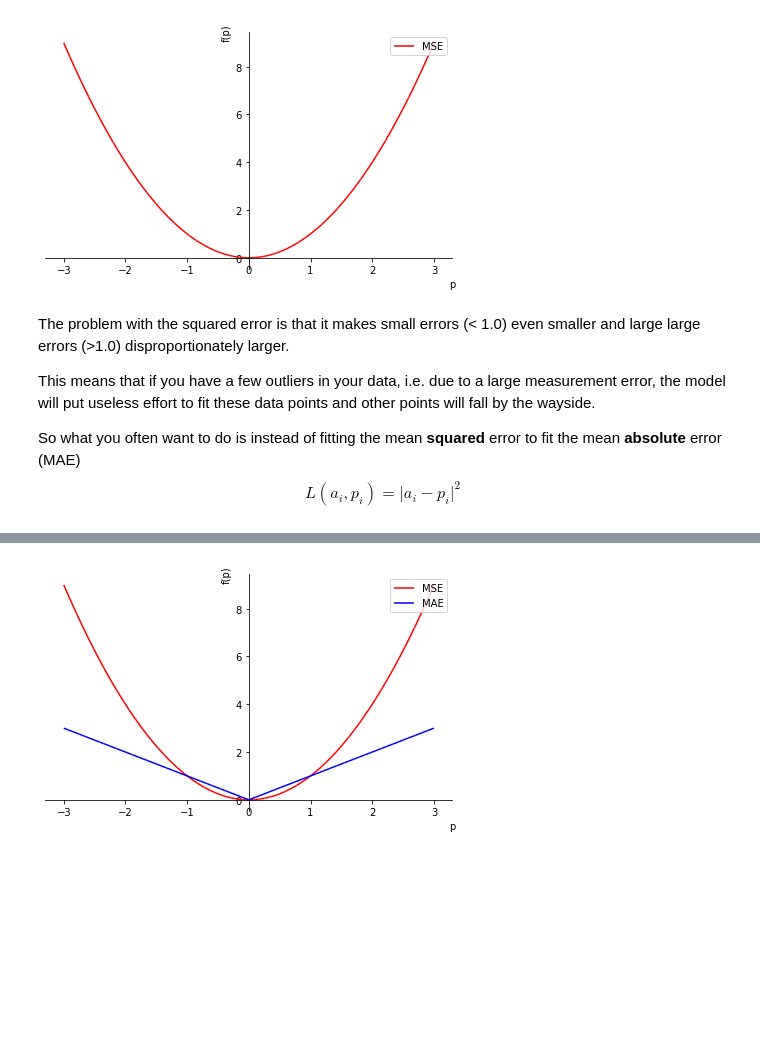
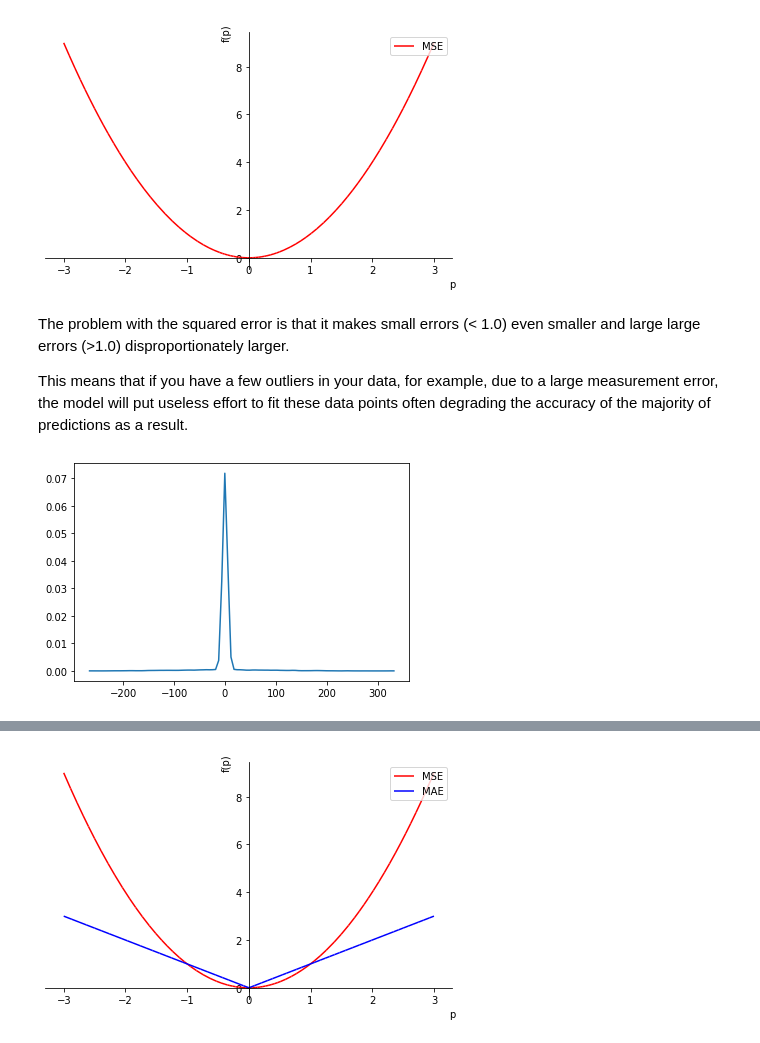
Before and after one commit to elastic/examples, a Jupyter notebook: Machine Learning/Regression Loss Functions/regression-loss-functions.ipynb, the cells around one changed output, grey strips where cells are left out. Drawn from its saved outputs; the diff is of its cells as text; code cells hidden in the pictures; blank space fills up the shorter version.

```diff
--- a/Machine Learning/Regression Loss Functions/regression-loss-functions.ipynb
+++ b/Machine Learning/Regression Loss Functions/regression-loss-functions.ipynb
@@ -29,7 +47,27 @@ mse_plot.show()
 # %% [markdown]
 The problem with the squared error is that it makes small errors (< 1.0) even smaller and large large errors (>1.0) disproportionately larger.
 
-This means that if you have a few outliers in your data, i.e. due to a large measurement error, the model will put useless effort to fit these data points and other points will fall by the wayside.
-
-So what you often want to do is instead of fitting the mean **squared** error to fit the mean **absolute** error (MAE)
-$$L(a_i,p_i) = \vert a_i - p_i\vert^2$$
+This means that if you have a few outliers in your data, for example, due to a large measurement error, the model will put useless effort to fit these data points often degrading the accuracy of the majority of predictions as a result.
+# %%
+# Let's see how to identify
+np.random.seed(1000)
+N = 10000
+w = np.ones(5)
+X = np.random.randn(N, 5)
+y = X.dot(w)
+
+# The last 1000 target values get some serious noise
+y[-1000:] += np.random.normal(0,100.0, 1000)
+
+mse = lambda x: mean_squared_error(y, X.dot(x))
+
+x0 = np.zeros(X.shape[1]) #initial guess
+result_w = minimize(mse, x0, tol=1e-5)['x'] #MSE result
+residuals_mse = y - X.dot(result_w)
+
+# Plot the distribution of the residuals
+kde = gaussian_kde(residuals_mse)
+dist_space = np.linspace(min(residuals_mse), max(residuals_mse), 100)
+_ = pl.plot(dist_space, kde(dist_space))
+# %% [output]
+[figure, added]
```
Also changed, not shown: parts of 11 cells of this notebook.
